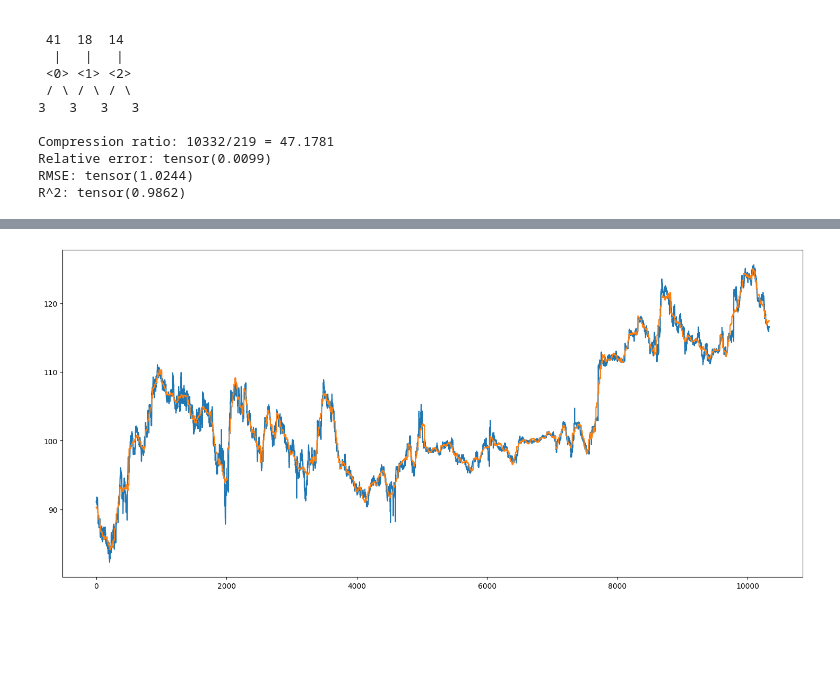
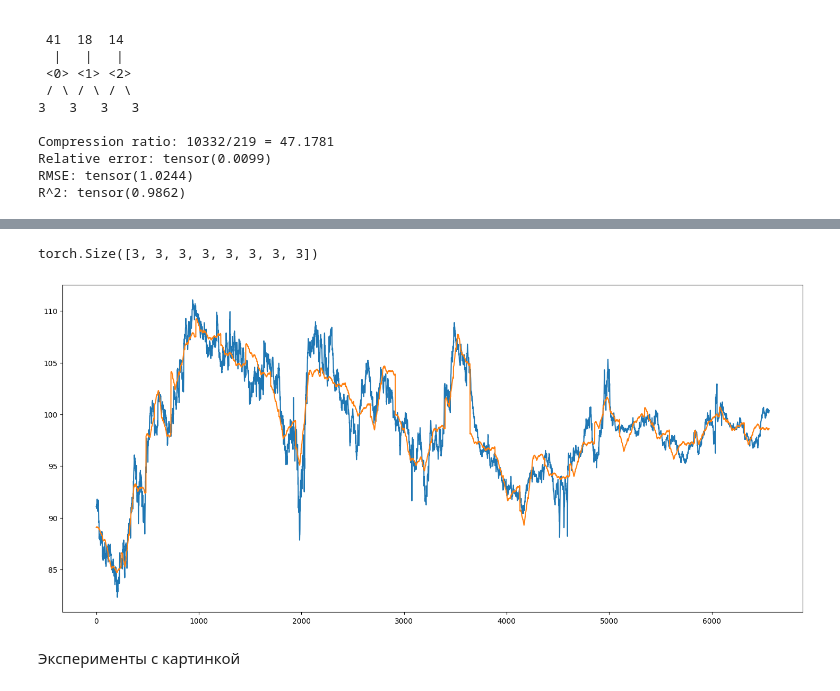
Before and after one commit to Ulycecc/project_nla, a Jupyter notebook: project_2/project2.ipynb, the cells around one changed output, grey strips where cells are left out. Cells and saved outputs as stored; diff of their text form; code cells hidden in the pictures; blank space fills up the shorter version.

```diff
--- a/project_2/project2.ipynb
+++ b/project_2/project2.ipynb
@@ -103,15 +103,16 @@ def metrics(full, t):
     print('RMSE:', tn.rmse(full, t))
     print('R^2:', tn.r_squared(full, t))
 # %%
-N = 10332
+N = 6561
 tol = 0.01
 x = pd.read_csv('BOE-XUDLNKG.csv', usecols=['Value'], nrows=N)
 x = x.dropna()
 N = len(x)
 x = x.values.ravel()[:N]
-n1, n2, n3 = 41, 18, 14
-X = x.reshape(n1, n2, n3)
-full = torch.Tensor(X)
+# n1, n2, n3 = 41, 18, 14
+# X = x.reshape(n1, n2, n3)
+# full = torch.Tensor(X)
+full = torch.Tensor(x)
 # %%
 tt_torch = tn.Tensor(full, ranks_tt=3)
 metrics(full, tt_torch)
@@ -168,0 +172,4 @@ R^2: tensor(0.9862)
+# %%
+qtt = full.reshape([3 for i in range(8)])
+qtt_torch = tn.Tensor(qtt, ranks_tt=3)
+metrics(qtt, qtt_torch)
@@ -169,27 +189,37 @@ R^2: tensor(0.9862)
+# %%
+qtt.shape
+# %% [output]
+torch.Size([3, 3, 3, 3, 3, 3, 3, 3])
 # %%
 mosaic = textwrap.dedent(
     '''
         ddd
         '''
 )
 fig, axes = plt.subplot_mosaic(mosaic, figsize=(18, 8))
 
 axes["d"].plot(x, label='x')
 
 # X_tt, G_tt, error_tt, cr_tt = tt_svd(X, eps=tol)
 # x_tt = X_tt.reshape(-1)
 # axes["d"].plot(x_tt, label=get_label("$x_{tt}$   ", G_tt, error_tt, cr_tt),)
 
 # tt_plot = tt_torch.numpy().reshape(-1)
 # axes["d"].plot(tt_plot)
 
 # tucker_plot = tucker_torch.numpy().reshape(-1)
 # axes["d"].plot(tucker_plot)
 
-CP_plot = CP_torch.numpy().reshape(-1)
-axes["d"].plot(CP_plot)
+# CP_plot = CP_torch.numpy().reshape(-1)
+# axes["d"].plot(CP_plot)
+
+qtt_plot = qtt_torch.numpy().reshape(-1)
+axes["d"].plot(qtt_plot)
+
 
 plt.show()
 plt.close(fig)
 # %% [output]
-[figure, old version]
+[figure, new version]
+# %% [markdown]
+Эксперименты с картинкой
```
Also changed, not shown: parts of 5 cells of this notebook.
